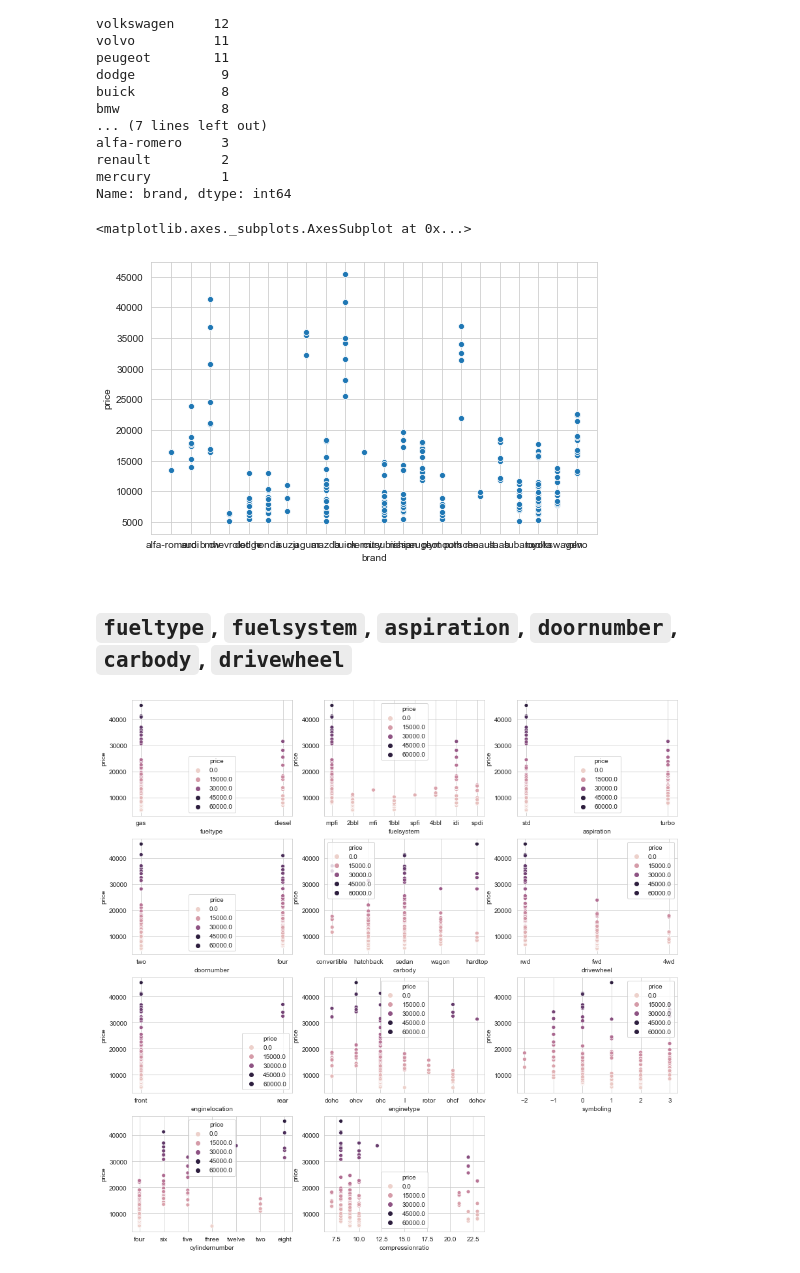
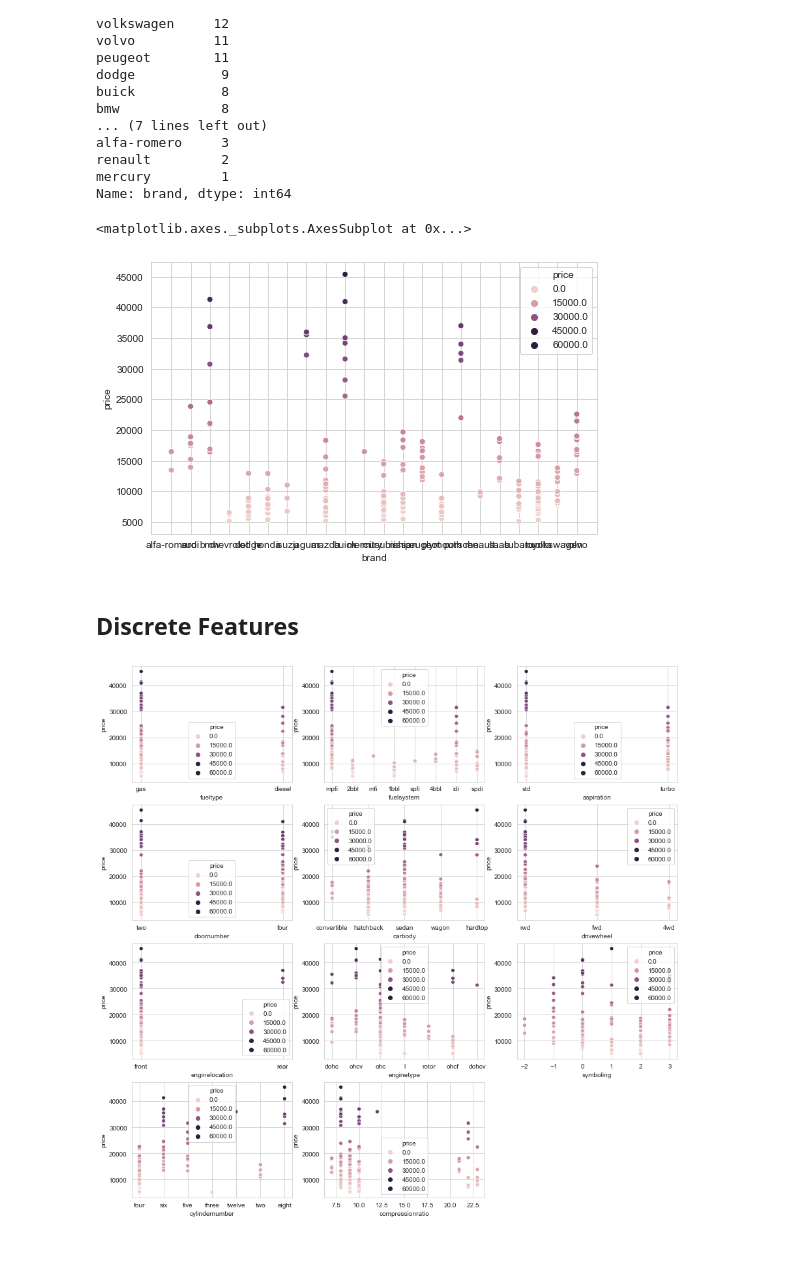
Before and after one commit to fares-ds/Automobile_Consulting_Company_Predicting_Cars_Prices, a Jupyter notebook: automobile_consulting_company_predicting_cars_prices.ipynb, the cells around one changed output. Saved outputs shown, nothing was run; the diff lists cells and outputs as text; code cells hidden in the pictures.

Commit message:
Data understunding and exploration

```diff
--- a/automobile_consulting_company_predicting_cars_prices.ipynb
+++ b/automobile_consulting_company_predicting_cars_prices.ipynb
@@ -145,12 +122,12 @@ mercury         1
 Name: brand, dtype: int64
 # %%
 plt.figure(figsize=(8, 5))
-sns.scatterplot('brand', 'price', data=data)
+sns.scatterplot('brand', 'price', data=data, hue='price')
 # %% [output]
 <matplotlib.axes._subplots.AxesSubplot at 0x...>
-[figure, old version]
+[figure, new version]
-# %% [markdown]
-## `fueltype`, `fuelsystem`, `aspiration`, `doornumber`, `carbody`, `drivewheel`
+# %% [markdown]
+## Discrete Features
 # %%
 data['compressionratio'] = data.compressionratio.round()
 # %%
```
Also changed, not shown: parts of 14 cells of this notebook.
